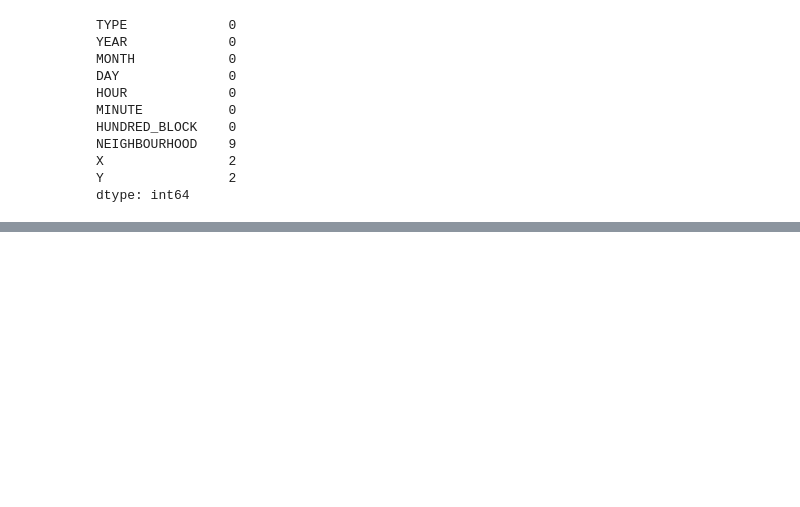
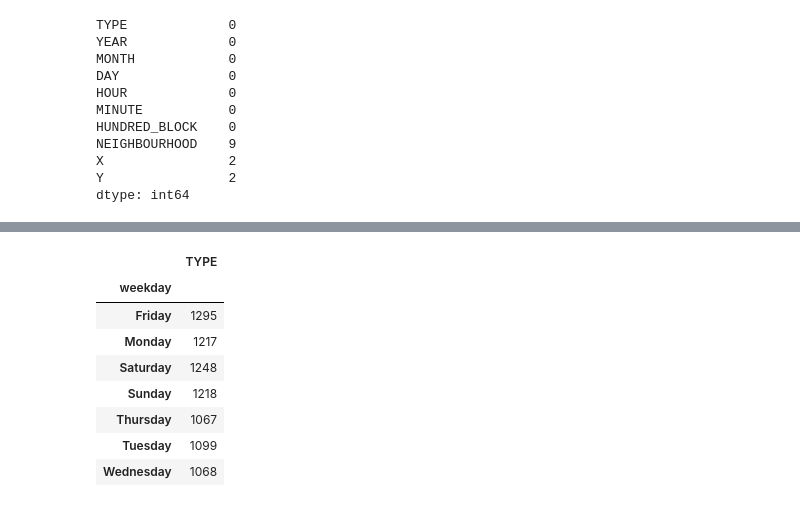
Before and after one commit to LazarAdamovic/Crime-in-Vancouver, a Jupyter notebook: Jupyter_notebooks_preprocessing.ipynb, the cells around one changed output, grey strips where cells are left out. Cells and saved outputs as stored; diff of their text form; code cells hidden in the pictures; blank space fills up the shorter version.

```diff
--- a/Jupyter_notebooks_preprocessing.ipynb
+++ b/Jupyter_notebooks_preprocessing.ipynb
@@ -140,0 +188,15 @@ df=df.merge(df.apply(rule, axis=1), left_index=True, right_index=True)
+# %%
+# count of breakings during each day
+# we can see that breakins happen more often during the weekend and monday and decreases during the week
+
+df_car_thefts[['weekday', 'TYPE']].groupby(['weekday']).count()
+# %% [output]
+|  | TYPE |
+| weekday |  |
+| Friday | 1295 |
+| Monday | 1217 |
+| Saturday | 1248 |
+| Sunday | 1218 |
+| Thursday | 1067 |
+| Tuesday | 1099 |
+| Wednesday | 1068 |
```
Also changed, not shown: parts of 17 cells of this notebook.
